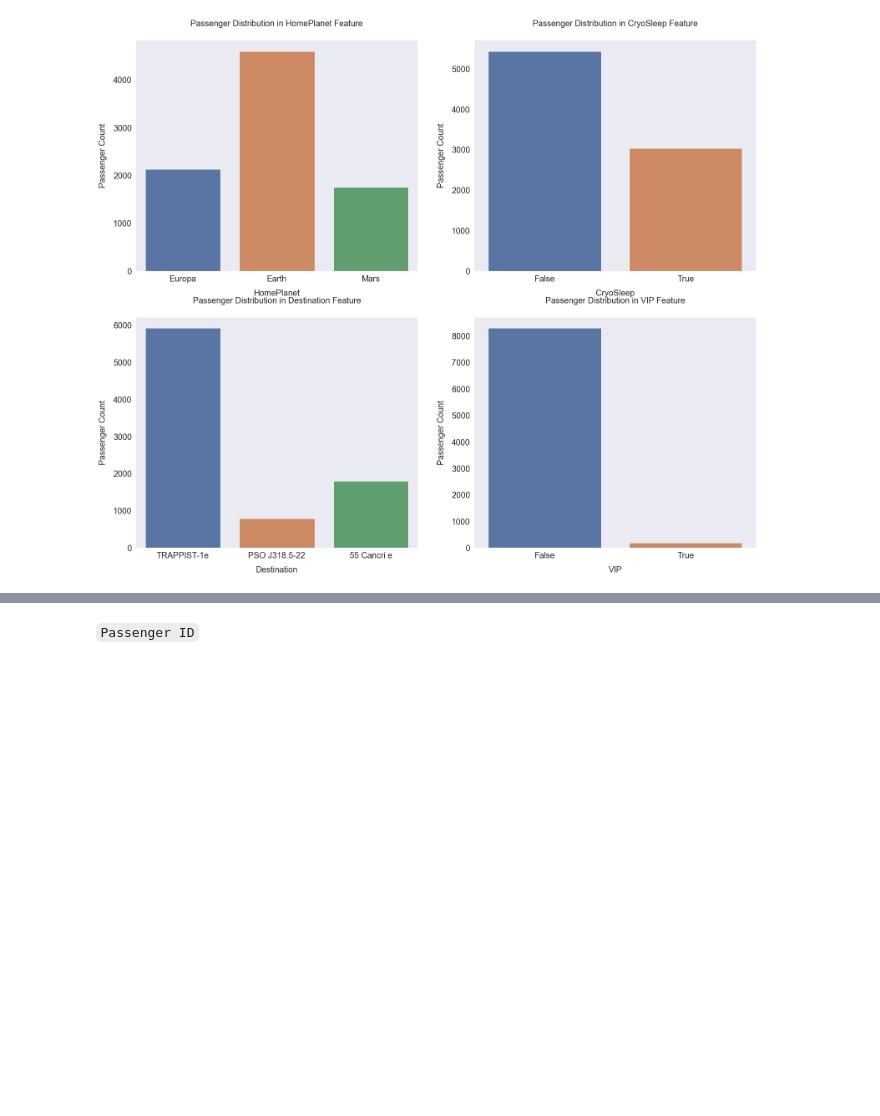
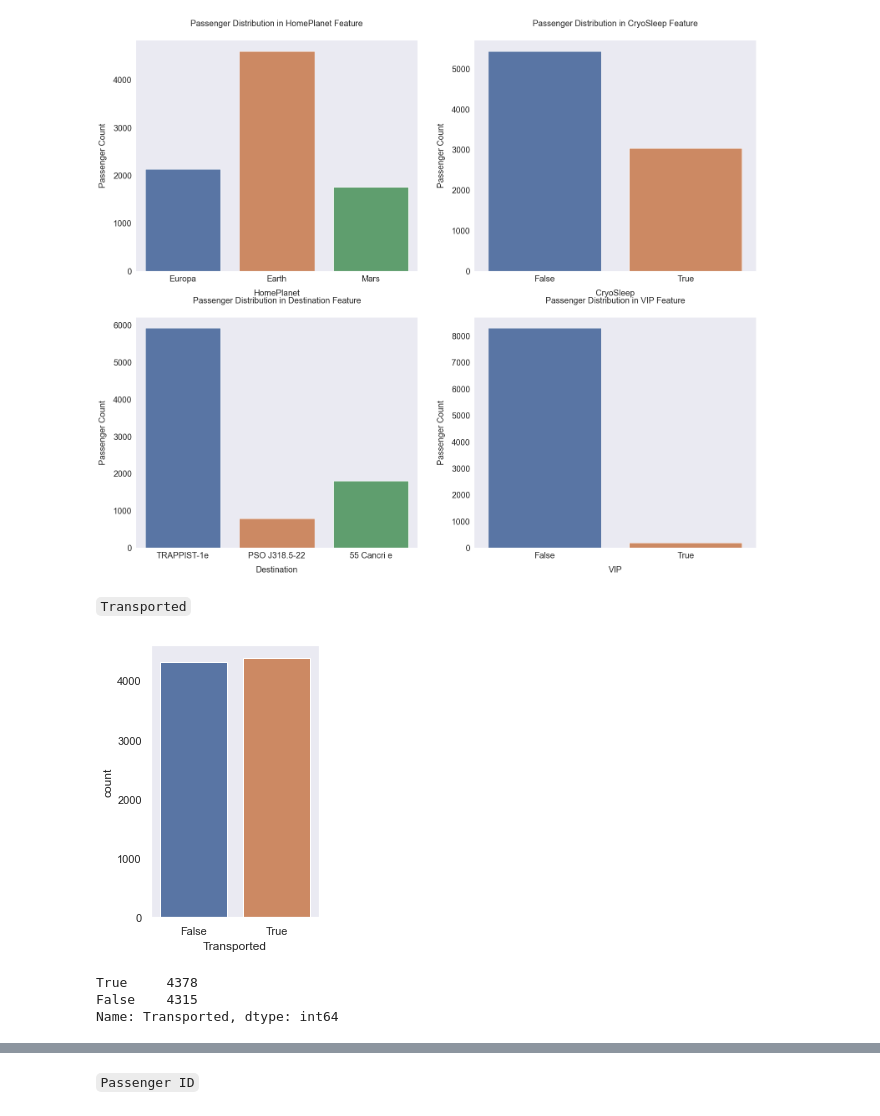
Before and after one commit to SZhafiri/Kagge_Spaceship_Titanic, a Jupyter notebook: First Look.ipynb, the cells around one changed output, grey strips where cells are left out. Cells and saved outputs as stored; diff of their text form; code cells hidden in the pictures; blank space fills up the shorter version.

```diff
--- a/First Look.ipynb
+++ b/First Look.ipynb
@@ -171,3 +177,16 @@ for i, feature in enumerate(cat_features, 1):
 plt.show()
 # %% [output]
 [figure]
+# %% [markdown]
+`Transported`
+# %%
+plt.figure(figsize=(3, 5))
+sns.countplot(x='Transported', data=train)
+plt.show()
+
+train['Transported'].value_counts()
+# %% [output]
+[figure, added]
+True     4378
+False    4315
+Name: Transported, dtype: int64
```
Also changed, not shown: parts of 69 cells of this notebook.
